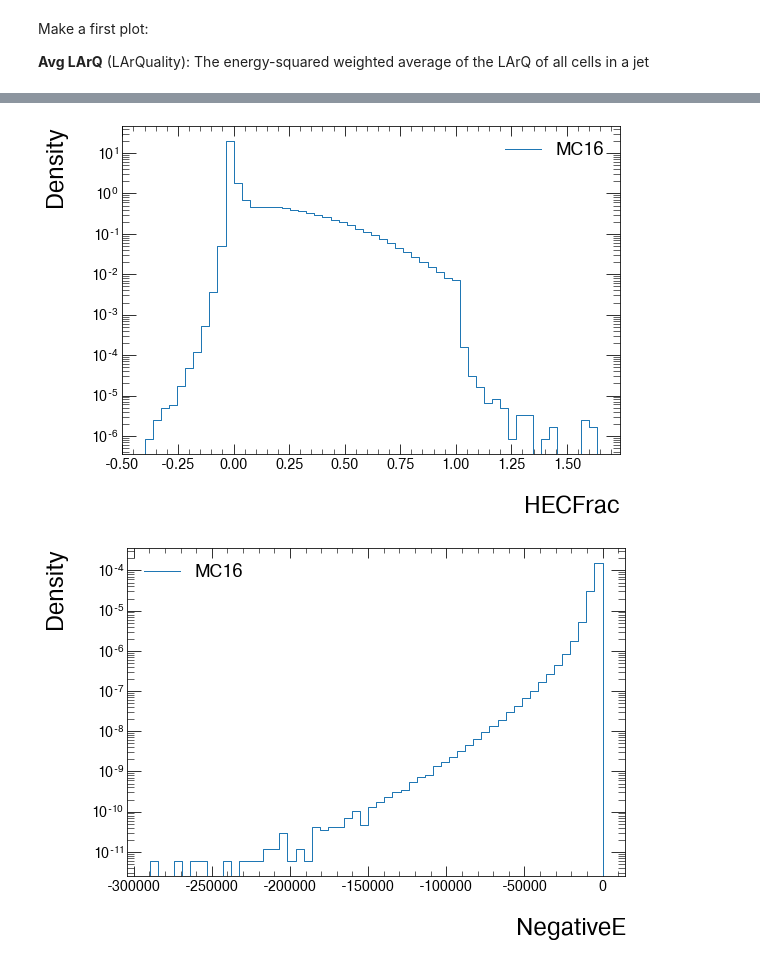
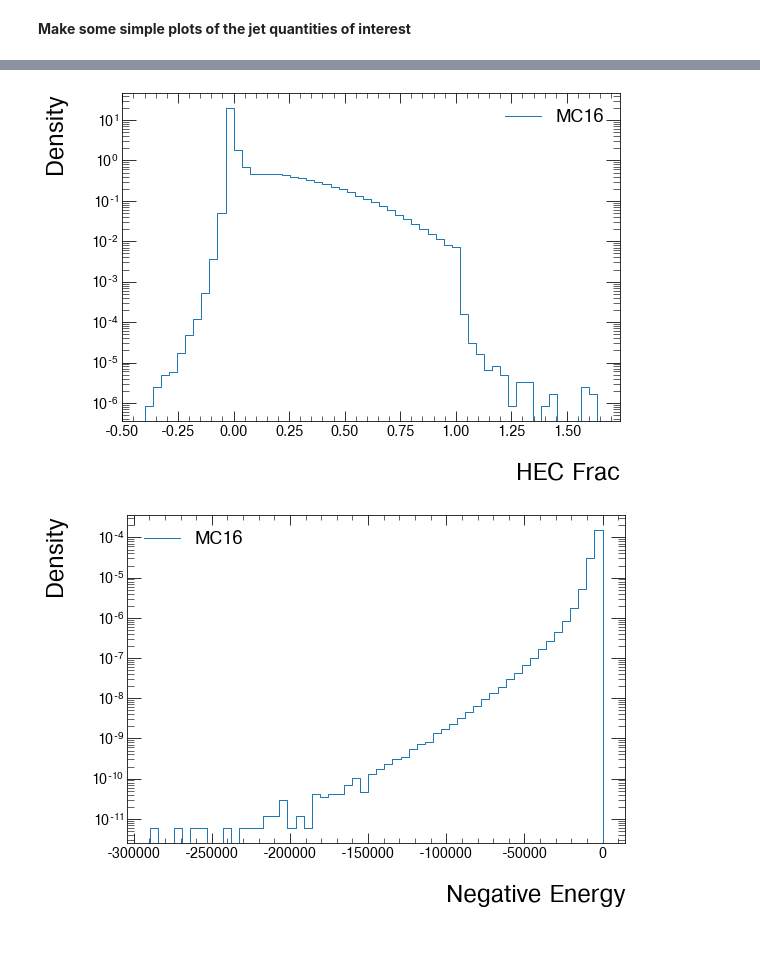
Before and after one commit to matthewfeickert/ServiceX-exploration, a Jupyter notebook: notebooks/jet-cleaning-test.ipynb, the cells around one changed output, grey strips where cells are left out. Cells and saved outputs as stored; diff of their text form; code cells hidden in the pictures.

Commit message:
Add updated query

```diff
--- a/notebooks/jet-cleaning-test.ipynb
+++ b/notebooks/jet-cleaning-test.ipynb
@@ -23,5 +24,6 @@ Perform a query
 # %%
-jet_moments = [
+jet_info = {}
+jet_info["moments"] = [
     "LArQuality",
     "LArBadHVEnergyFrac",
     "HECQuality",
@@ -31,11 +33,21 @@ jet_moments = [
     "NegativeE",
     "Timing",
 ]
+jet_info["labels"] = [
+    "Mean LAr Quality",
+    "LAr Quality Frac",
+    "HEC Quality",
+    "EM Frac",
+    "Frac Sampling Max",
+    "HEC Frac",
+    "Negative Energy",
+    "Timing",
+]
 
 select_statement = (
     "lambda j: ("
-    + ", ".join([f'j.getAttributeFloat("{x}")' for x in jet_moments])
+    + ", ".join([f'j.getAttributeFloat("{moment}")' for moment in jet_info["moments"]])
     + ")"
 )
-print(select_statement)
+print(f"jet select lambda:\n {select_statement}")
 # %% [output]
@@ -50,10 +63,8 @@ query = (
     .SelectMany('lambda e: e.Jets("AntiKt4EMTopoJets")')
     .Where("lambda j: j.pt()/1000>20 and abs(j.eta())<4.5")
     .Select(select_statement)
-    .AsPandasDF(tuple(jet_moments))
+    .AsPandasDF(tuple(jet_info["moments"]))
     .value()
 )
 
 query.head()
-# query.to_csv("query_results.csv")
-# query.to_hdf("query_results.hdf5")
@@ -60,5 +79,10 @@ query.head()
+# %% [markdown]
+**Make some simple plots of the jet quantities of interest**
 # %%
 def quick_plot(hist, ax=None, **kwargs):
+    """
+    TODO: Add to heputils
+    """
     if ax is None:
         ax = plt.gca()
 
@@ -79,10 +103,6 @@ def quick_plot(hist, ax=None, **kwargs):
         ax.legend(loc="best")
 
     return ax
-# %% [markdown]
-Make a first plot:
-
-**Avg LArQ** (LArQuality): The energy-squared weighted average of the LArQ of all cells in a jet
 # %%
 bin_width = 0.05
 _range = [-0.2, 2.6]
@@ -90,10 +110,10 @@ _bins = int((_range[1] - _range[0]) / bin_width)
 
 jet_hists = [
     heputils.convert.numpy_to_hist(*np.histogram(getattr(query, moment), bins=_bins))
-    for moment in jet_moments
+    for moment in jet_info["moments"]
 ]
 # %%
-for hist, label in zip(jet_hists, jet_moments):
+for hist, label in zip(jet_hists, jet_info["labels"]):
     fig, ax = plt.subplots()
     quick_plot(
         hist,
@@ -112,3 +132,3 @@ for hist, label in zip(jet_hists, jet_moments):
-[figure, old version]
+[figure, new version]
-[figure, old version]
+[figure, new version]
 [figure]
```
Also changed, not shown: parts of 10 cells of this notebook.
